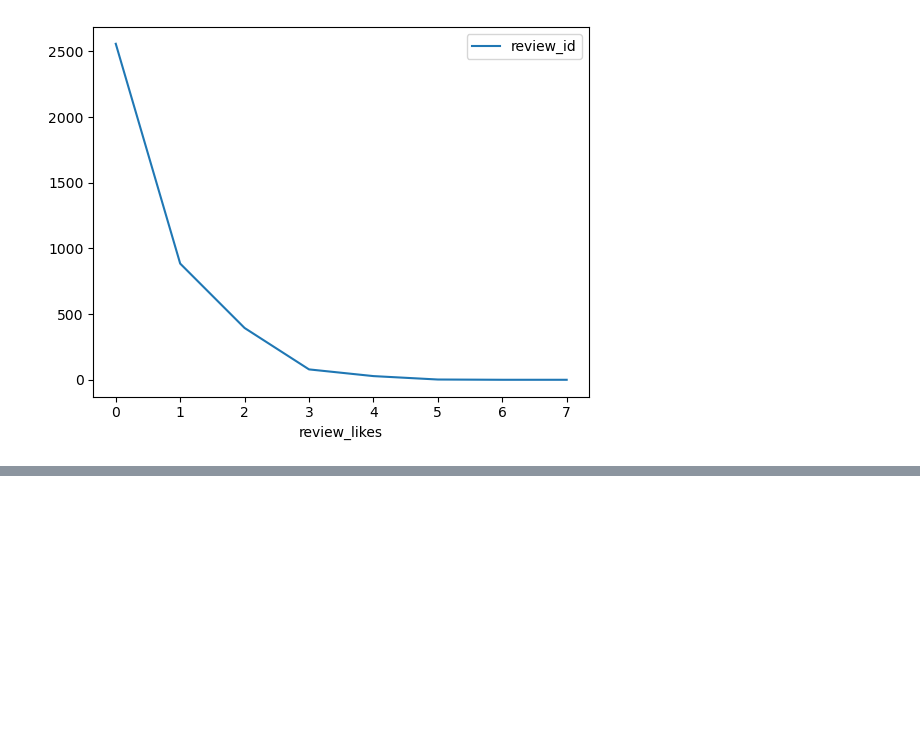
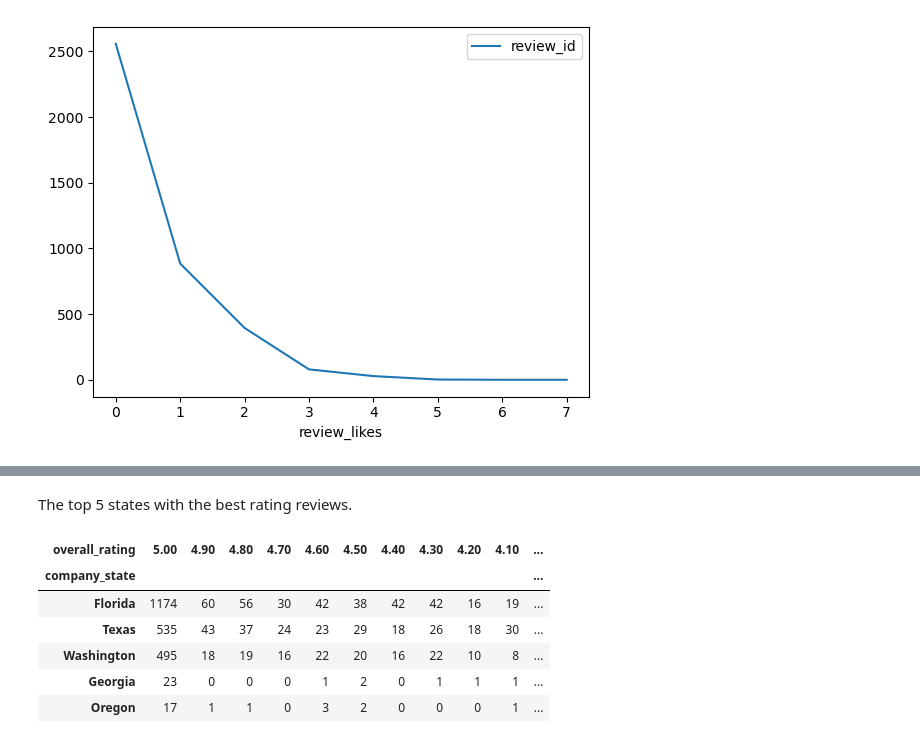
Before and after one commit to bcalistrate/data-trial, a Jupyter notebook: notebooks/query_postgres_data.ipynb, the cells around one changed output, grey strips where cells are left out. Cells and saved outputs as stored; diff of their text form; code cells hidden in the pictures; blank space fills up the shorter version.

```diff
--- a/notebooks/query_postgres_data.ipynb
+++ b/notebooks/query_postgres_data.ipynb
@@ -811,0 +812,6 @@ customer_reviews_df[["review_id", "review_likes"]].groupby(
+# %%
+companies_reviews_df = pd.read_sql(
+    "select * from analytics.google_maps_companies_reviews", con=engine
+)
+
+companies_df = pd.read_sql("select * from analytics.google_maps_companies", con=engine)
@@ -811,0 +896,21 @@ customer_reviews_df[["review_id", "review_likes"]].groupby(
+# %% [markdown]
+The top 5 states with the best rating reviews.
+# %%
+pd.pivot_table(
+    data=companies_df,
+    values="company_id",
+    columns="overall_rating",
+    index="company_state",
+    aggfunc="count",
+    fill_value=0,
+).sort_values(by=5, ascending=False).T.sort_values(
+    by="overall_rating", ascending=False
+).T.head()
+# %% [output]
+| overall_rating | 5.00 | 4.90 | 4.80 | 4.70 | 4.60 | 4.50 | 4.40 | 4.30 | 4.20 | 4.10 | ... |
+| company_state |  |  |  |  |  |  |  |  |  |  | ... |
+| Florida | 1174 | 60 | 56 | 30 | 42 | 38 | 42 | 42 | 16 | 19 | ... |
+| Texas | 535 | 43 | 37 | 24 | 23 | 29 | 18 | 26 | 18 | 30 | ... |
+| Washington | 495 | 18 | 19 | 16 | 22 | 20 | 16 | 22 | 10 | 8 | ... |
+| Georgia | 23 | 0 | 0 | 0 | 1 | 2 | 0 | 1 | 1 | 1 | ... |
+| Oregon | 17 | 1 | 1 | 0 | 3 | 2 | 0 | 0 | 0 | 1 | ... |
```
Also changed, not shown: parts of 24 cells of this notebook.
